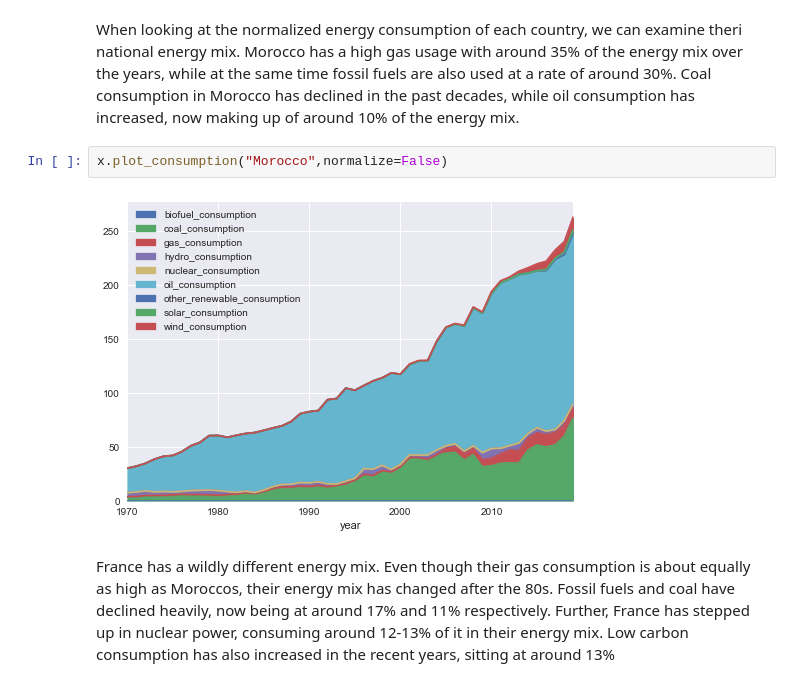
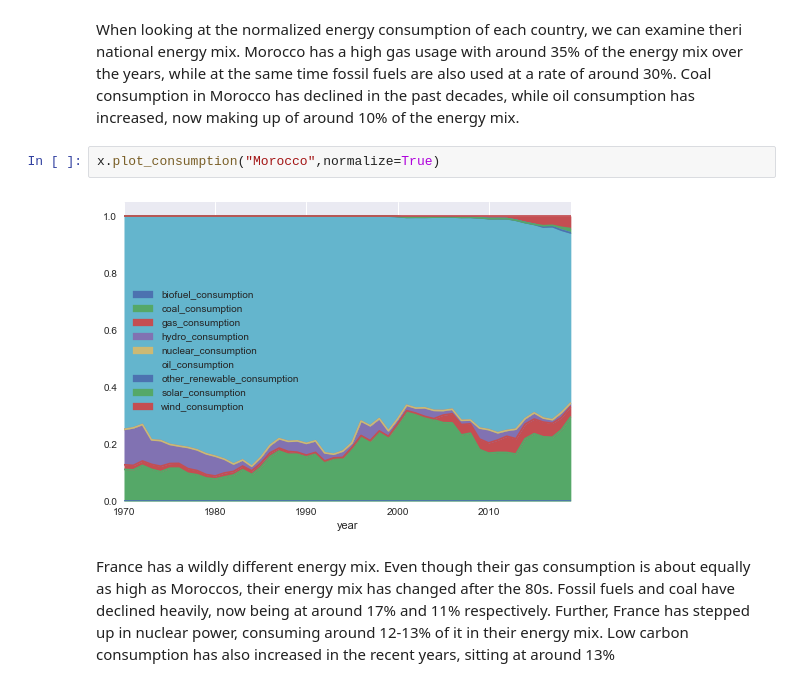
Before and after one commit to Milkafreak/Group_05, a Jupyter notebook: Showcase_notebook.ipynb, the cells around one changed output. Drawn from its saved outputs; the diff is of its cells as text.

```diff
--- a/Showcase_notebook.ipynb
+++ b/Showcase_notebook.ipynb
@@ -29,9 +29,9 @@ x.energy_compare(["Morocco","Algeria","China"])
 # %% [markdown]
 When looking at the normalized energy consumption of each country, we can examine theri national energy mix. Morocco has a high gas usage with around 35% of the energy mix over the years, while at the same time fossil fuels are also used at a rate of around 30%. Coal consumption in Morocco has declined in the past decades, while oil consumption has increased, now making up of around 10% of the energy mix.
 # %%
-x.plot_consumption("Morocco",normalize=False)
+x.plot_consumption("Morocco",normalize=True)
 # %% [output]
-[figure, old version]
+[figure, new version]
 # %% [markdown]
 France has a wildly different energy mix. Even though their gas consumption is about equally as high as Moroccos, their energy mix has changed after the 80s. Fossil fuels and coal have declined heavily, now being at around 17% and 11% respectively. Further, France has stepped up in nuclear power, consuming around 12-13% of it in their energy mix. Low carbon consumption has also increased in the recent years, sitting at around 13%
 # %%
```
Also changed, not shown: parts of 5 cells of this notebook, 1 other file.
